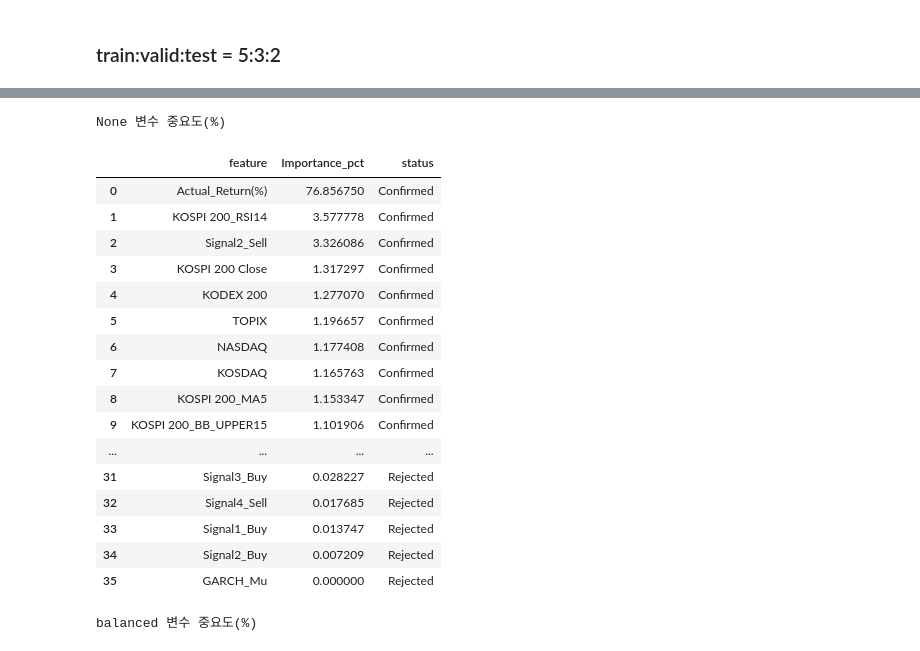
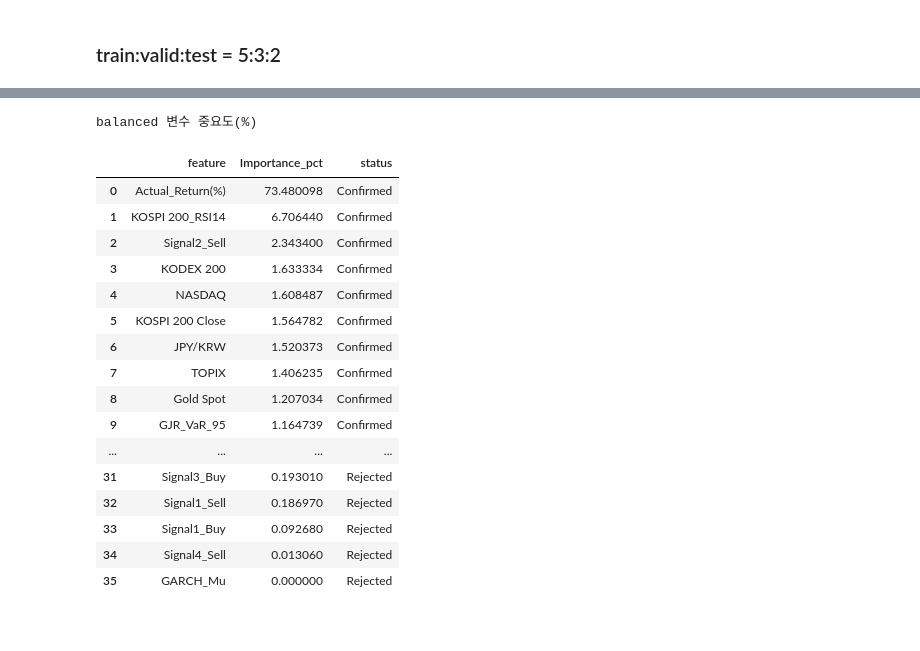
Before and after one commit to Dooman-cloud/TS-RL---, a Jupyter notebook: notebooks/sharing/05. Boruta.ipynb, the cells around one changed output, grey strips where cells are left out. Drawn from its saved outputs; the diff is of its cells as text; code cells hidden in the pictures.

```diff
--- a/notebooks/sharing/05. Boruta.ipynb
+++ b/notebooks/sharing/05. Boruta.ipynb
@@ -53,9 +45,4 @@ X_scaled
 # %% [markdown]
 ### train:valid:test = 5:3:2
-# %%
-#데이터 셋을 5:3:2로 나누기
-
-X_scaled_train=X_scaled[:int(0.5*len(X_scaled))]
-y_train=y[:int(0.5*len(y))]
 # %%
 # 랜덤 포레스트 + Boruta (class_weight 2개 자동 실행)
@@ -115,59 +99,64 @@ print("\n", selected_features2, "\n")
 # %%
-# result1/result2 변수 중요도 퍼센트 테이블
+# 변수 중요도 퍼센트 테이블
 
-def build_importance_pct_table(selector, label):
+def build_importance_pct_table(selector):
+    feature_names = X_train.columns
+    n_features = len(feature_names)
+
     imp_history = np.array(selector.importance_history_)
-    n_features = len(X.columns)
+    if imp_history.ndim == 1:
+        imp_history = imp_history.reshape(1, -1)
+
+    # 실제 feature 구간만 사용
+    imp_real = imp_history[:, :n_features].astype(float)
 
     # 중요도를 퍼센트로 정규화
-    imp_real = imp_history[:, :n_features].astype(float)
     imp_real[imp_real == 0] = np.nan
     row_sums = np.nansum(imp_real, axis=1, keepdims=True)
     row_sums[row_sums == 0] = np.nan
     imp_pct = 100 * imp_real / row_sums
 
-    mean_pct = np.nanmean(imp_pct, axis=0)
-    mean_pct = np.nan_to_num(mean_pct, nan=0.0)
+    # 경고 없는 평균 계산 (all-NaN 열은 0으로 처리)
+    valid_counts = np.sum(np.isfinite(imp_pct), axis=0)
+    sum_vals = np.nansum(imp_pct, axis=0)
+    mean_pct = np.divide(
+        sum_vals,
+        valid_counts,
+        out=np.zeros(n_features, dtype=float),
+        where=valid_counts > 0
+    )
 
     table = pd.DataFrame({
-        'feature': X.columns,
+        'feature': feature_names,
         'Importance_pct': mean_pct,
         'status': 'Rejected'
     })
     table.loc[selector.support_, 'status'] = 'Confirmed'
     table.loc[selector.support_weak_, 'status'] = 'Tentative'
 
     return table.sort_values('Importance_pct', ascending=False).reset_index(drop=True)
 
 
-table_result1 = build_importance_pct_table(result1,'None')
-table_result2 = build_importance_pct_table(result2, 'balanced')
-
-print('None 변수 중요도(%)')
-display(table_result1)
+table_result = build_importance_pct_table(result)
 
 print('balanced 변수 중요도(%)')
-display(table_result2)
-
-# 필요 시 합쳐서 비교
-importance_pct_compare = pd.concat([table_result1, table_result2], ignore_index=True)
+display(table_result)
 # %% [output]
-None 변수 중요도(%)
+balanced 변수 중요도(%)
 |  | feature | Importance_pct | status |
-| 0 | Actual_Return(%) | 76.856750 | Confirmed |
-| 1 | KOSPI 200_RSI14 | 3.577778 | Confirmed |
-| 2 | Signal2_Sell | 3.326086 | Confirmed |
-| 3 | KOSPI 200 Close | 1.317297 | Confirmed |
-| 4 | KODEX 200 | 1.277070 | Confirmed |
-| 5 | TOPIX | 1.196657 | Confirmed |
-| 6 | NASDAQ | 1.177408 | Confirmed |
-| 7 | KOSDAQ | 1.165763 | Confirmed |
-| 8 | KOSPI 200_MA5 | 1.153347 | Confirmed |
-| 9 | KOSPI 200_BB_UPPER15 | 1.101906 | Confirmed |
+| 0 | Actual_Return(%) | 73.480098 | Confirmed |
+| 1 | KOSPI 200_RSI14 | 6.706440 | Confirmed |
+| 2 | Signal2_Sell | 2.343400 | Confirmed |
+| 3 | KODEX 200 | 1.633334 | Confirmed |
+| 4 | NASDAQ | 1.608487 | Confirmed |
+| 5 | KOSPI 200 Close | 1.564782 | Confirmed |
+| 6 | JPY/KRW | 1.520373 | Confirmed |
+| 7 | TOPIX | 1.406235 | Confirmed |
+| 8 | Gold Spot | 1.207034 | Confirmed |
+| 9 | GJR_VaR_95 | 1.164739 | Confirmed |
 | ... | ... | ... | ... |
-| 31 | Signal3_Buy | 0.028227 | Rejected |
-| 32 | Signal4_Sell | 0.017685 | Rejected |
-| 33 | Signal1_Buy | 0.013747 | Rejected |
-| 34 | Signal2_Buy | 0.007209 | Rejected |
+| 31 | Signal3_Buy | 0.193010 | Rejected |
+| 32 | Signal1_Sell | 0.186970 | Rejected |
+| 33 | Signal1_Buy | 0.092680 | Rejected |
+| 34 | Signal4_Sell | 0.013060 | Rejected |
 | 35 | GARCH_Mu | 0.000000 | Rejected |
-balanced 변수 중요도(%)
```
Also changed, not shown: parts of 14 cells of this notebook, 1 other file.
